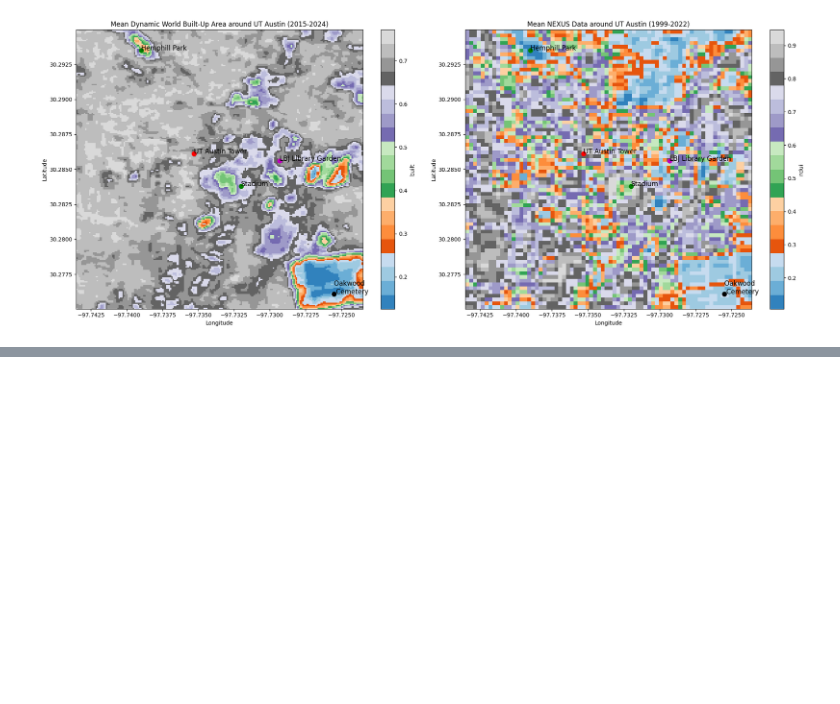
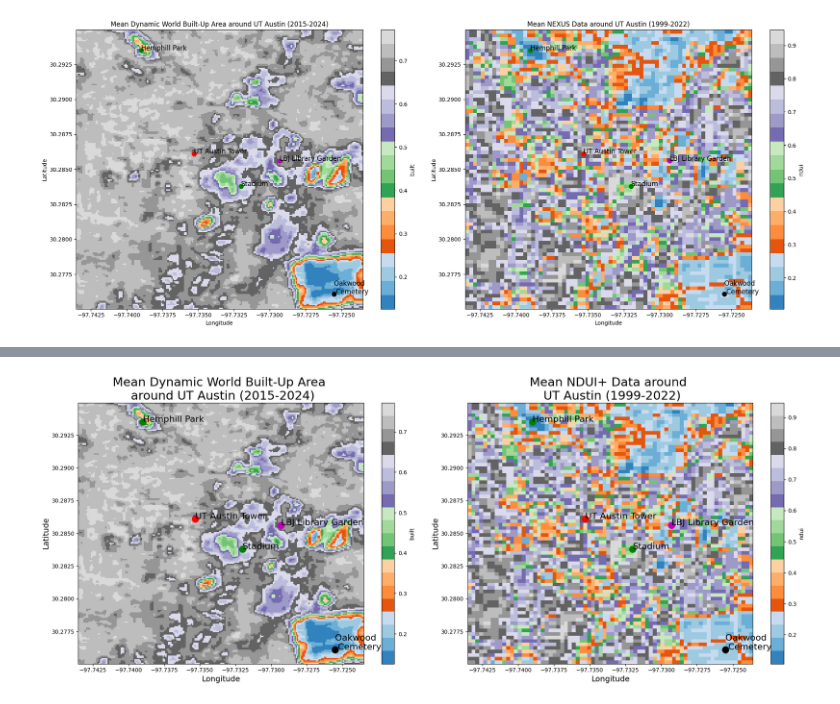
Before and after one commit to manmeet3591/ndui_plus, a Jupyter notebook: plots/long_ndui_nlcd_SS_v1.ipynb, the cells around one changed output, grey strips where cells are left out. Saved outputs shown, nothing was run; the diff lists cells and outputs as text; code cells hidden in the pictures; blank space fills up the shorter version.

```diff
--- a/plots/long_ndui_nlcd_SS_v1.ipynb
+++ b/plots/long_ndui_nlcd_SS_v1.ipynb
@@ -757,0 +749,68 @@ files.download('dynamic_world_validation.png')
+# %%
+import xarray as xr
+import matplotlib.pyplot as plt
+
+# Load the first dataset
+ds_built = xr.open_dataset('/content/drive/MyDrive/earth_engine/dynamic_world_built_2015_2024.nc')
+
+# Load the second dataset
+ds_ndui = xr.open_dataset('/content/drive/MyDrive/long_ndui/austin/ndui_austin_1999_2022.nc')
+
+# Select the area around UT Austin for both datasets
+latitude = 30.2850
+longitude = -97.7335
+
+ds_built_selected = ds_built.built.mean(dim='year').sel(
+    y=slice(latitude + 0.01, latitude - 0.01),
+    x=slice(longitude - 0.01, longitude + 0.01)
+)
+
+ds_ndui_selected = ds_ndui.ndui.mean(dim='time').sel(
+    lat=slice(latitude + 0.01, latitude - 0.01),
+    lon=slice(longitude - 0.01, longitude + 0.01)
+)
+
+# Create subplots
+fig, (ax1, ax2) = plt.subplots(1, 2, figsize=(20, 8))
+
+# Increase font size for labels and title
+font_size = 16
+label_size = 14
+title_size = 22
+
+# Plot the first selected area (Built-Up Area)
+ds_built_selected.plot(ax=ax1, cmap='tab20c')
+ax1.plot(-97.7353, 30.2861, 'ro', markersize=12)
+ax1.text(-97.7353, 30.2861, 'UT Austin Tower', color='black', fontsize=font_size)
+ax1.plot(-97.7293, 30.2856, 'mo', markersize=12)
+ax1.text(-97.7293, 30.2856, 'LBJ Library Garden', color='black', fontsize=font_size)
+ax1.plot(-97.7320, 30.2838, 'go', markersize=12)
+ax1.text(-97.7320, 30.2838, 'Stadium', color='black', fontsize=font_size)
+ax1.plot(-97.739, 30.2935, 'go', markersize=12)
+ax1.text(-97.739, 30.2935, 'Hemphill Park', color='black', fontsize=font_size)
+ax1.plot(-97.7255, 30.2761, 'ko', markersize=12)
+ax1.text(-97.7255, 30.2761, 'Oakwood \n Cemetery', color='black', fontsize=font_size)
+ax1.set_title('Mean Dynamic World Built-Up Area \n around UT Austin (2015-2024)', fontsize=title_size)
+ax1.set_xlabel('Longitude', fontsize=label_size)
+ax1.set_ylabel('Latitude', fontsize=label_size)
+
+# Plot the second selected area (NDUI Data)
+ds_ndui_selected.plot(ax=ax2, cmap='tab20c')
+ax2.plot(-97.7353, 30.2861, 'ro', markersize=12)
+ax2.text(-97.7353, 30.2861, 'UT Austin Tower', color='black', fontsize=font_size)
+ax2.plot(-97.7293, 30.2856, 'mo', markersize=12)
+ax2.text(-97.7293, 30.2856, 'LBJ Library Garden', color='black', fontsize=font_size)
+ax2.plot(-97.7320, 30.2838, 'go', markersize=12)
+ax2.text(-97.7320, 30.2838, 'Stadium', color='black', fontsize=font_size)
+ax2.plot(-97.739, 30.2935, 'go', markersize=12)
+ax2.text(-97.739, 30.2935, 'Hemphill Park', color='black', fontsize=font_size)
+ax2.plot(-97.7255, 30.2761, 'ko', markersize=12)
+ax2.text(-97.7255, 30.2761, 'Oakwood \n Cemetery', color='black', fontsize=font_size)
+ax2.set_title('Mean NDUI+ Data around \n UT Austin (1999-2022)', fontsize=title_size)
+ax2.set_xlabel('Longitude', fontsize=label_size)
+ax2.set_ylabel('Latitude', fontsize=label_size)
+
+plt.tight_layout()
+plt.savefig('dynamic_world_validation.png', dpi=500)
+# %% [output]
+[figure, added]
```
Also changed, not shown: parts of 11 cells of this notebook.
